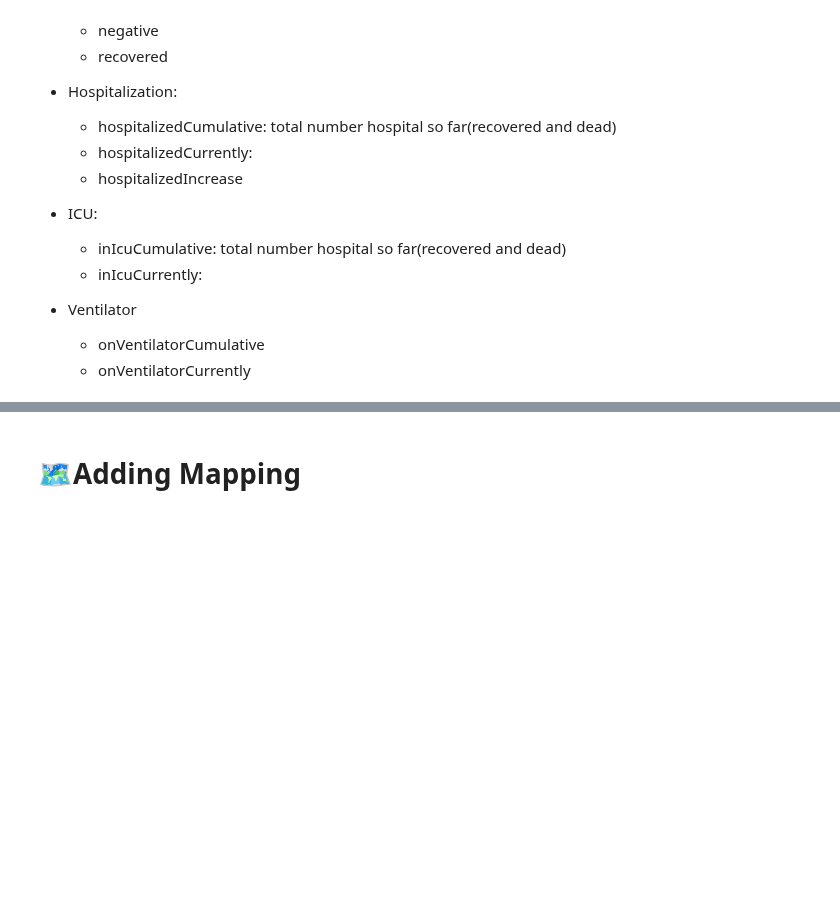
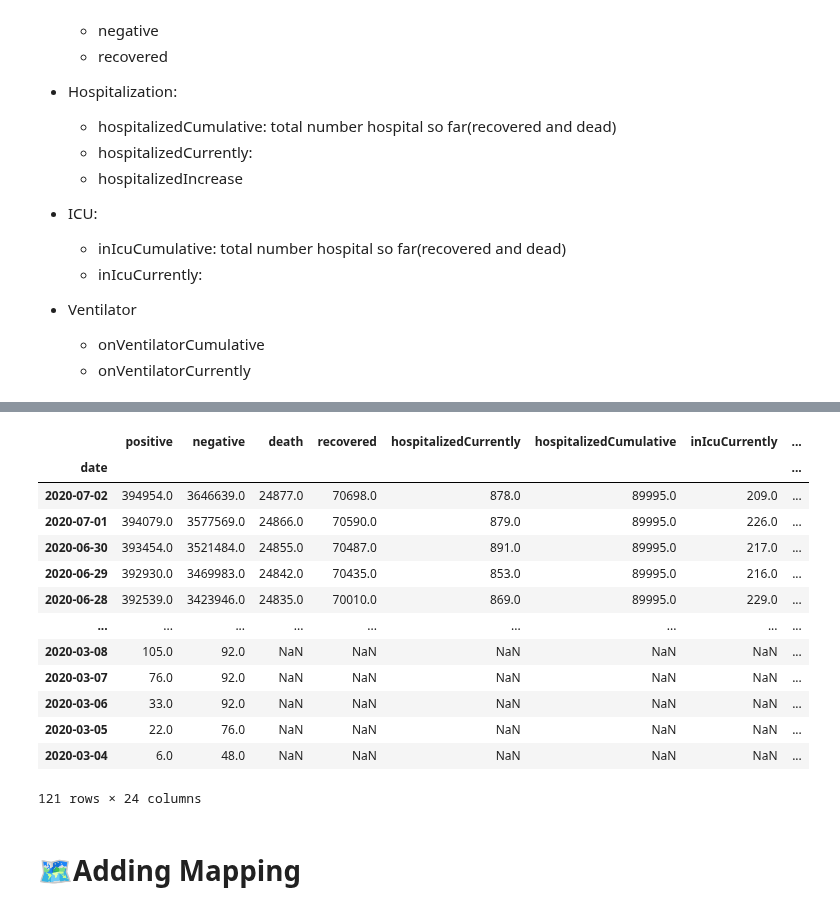
Before and after one commit to jirvingphd/playing-with-coronavirus-data, a Jupyter notebook: coronavirus-best-with-classes.ipynb, the cells around one changed output, grey strips where cells are left out. Cells and saved outputs as stored; diff of their text form; code cells hidden in the pictures; blank space fills up the shorter version.

```diff
--- a/coronavirus-best-with-classes.ipynb
+++ b/coronavirus-best-with-classes.ipynb
@@ -1655,3 +1557,18 @@ KeyboardInterrupt:
 # %%
-NY = states_daily.groupby('state').get_group('NY')[DATA.state_columns_of_interest]#.plot(subplots=True,figsize=(20,60));
+NY = states_daily.groupby('state').get_group('NY')[covid.columns['good']]
 NY
+# %% [output]
+|  | positive | negative | death | recovered | hospitalizedCurrently | hospitalizedCumulative | inIcuCurrently | ... |
+| date |  |  |  |  |  |  |  | ... |
+| 2020-07-02 | 394954.0 | 3646639.0 | 24877.0 | 70698.0 | 878.0 | 89995.0 | 209.0 | ... |
+| 2020-07-01 | 394079.0 | 3577569.0 | 24866.0 | 70590.0 | 879.0 | 89995.0 | 226.0 | ... |
+| 2020-06-30 | 393454.0 | 3521484.0 | 24855.0 | 70487.0 | 891.0 | 89995.0 | 217.0 | ... |
+| 2020-06-29 | 392930.0 | 3469983.0 | 24842.0 | 70435.0 | 853.0 | 89995.0 | 216.0 | ... |
+| 2020-06-28 | 392539.0 | 3423946.0 | 24835.0 | 70010.0 | 869.0 | 89995.0 | 229.0 | ... |
+| ... | ... | ... | ... | ... | ... | ... | ... | ... |
+| 2020-03-08 | 105.0 | 92.0 | NaN | NaN | NaN | NaN | NaN | ... |
+| 2020-03-07 | 76.0 | 92.0 | NaN | NaN | NaN | NaN | NaN | ... |
+| 2020-03-06 | 33.0 | 92.0 | NaN | NaN | NaN | NaN | NaN | ... |
+| 2020-03-05 | 22.0 | 76.0 | NaN | NaN | NaN | NaN | NaN | ... |
+| 2020-03-04 | 6.0 | 48.0 | NaN | NaN | NaN | NaN | NaN | ... |
+121 rows × 24 columns
```
Also changed, not shown: parts of 13 cells of this notebook, 7 other files.
